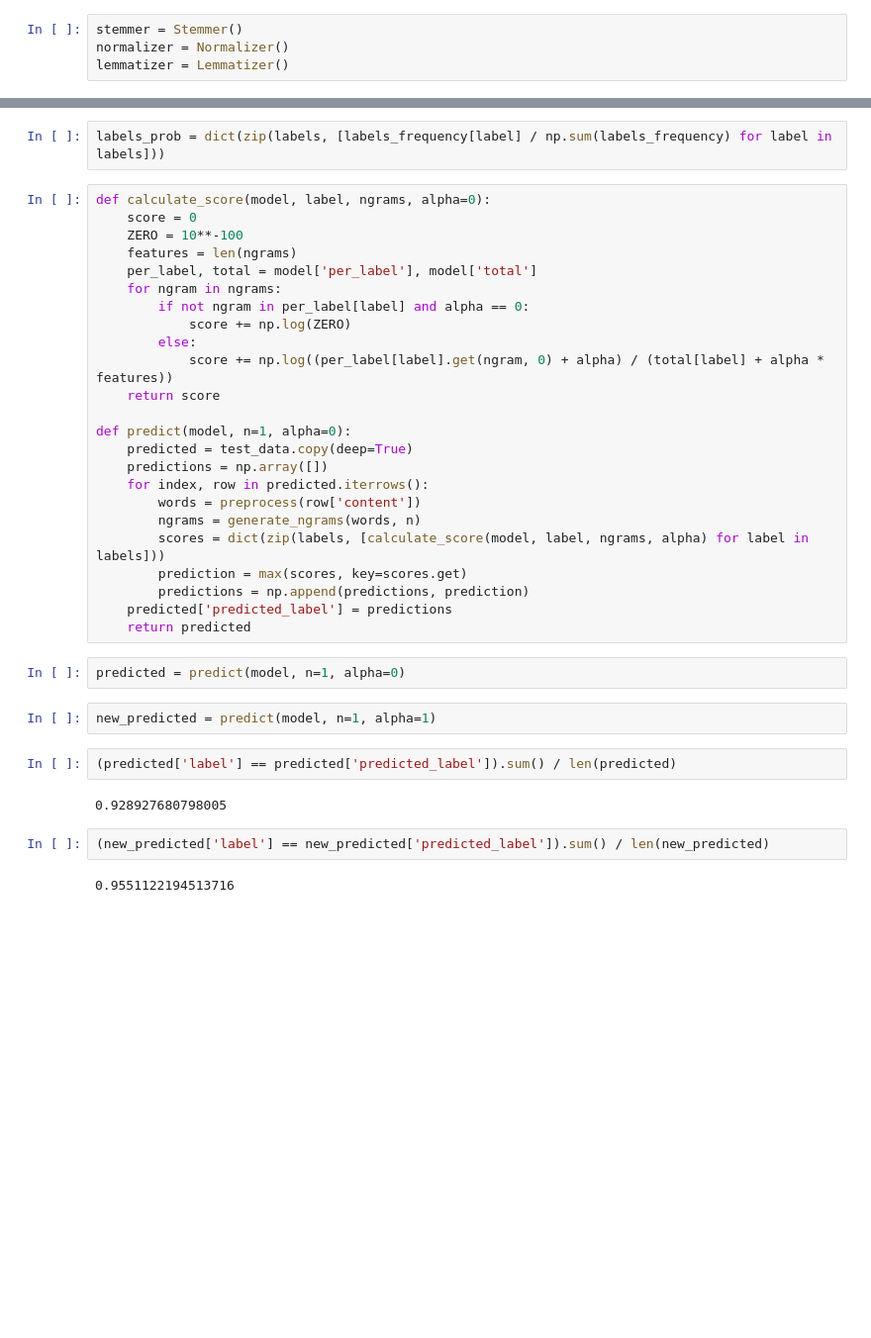
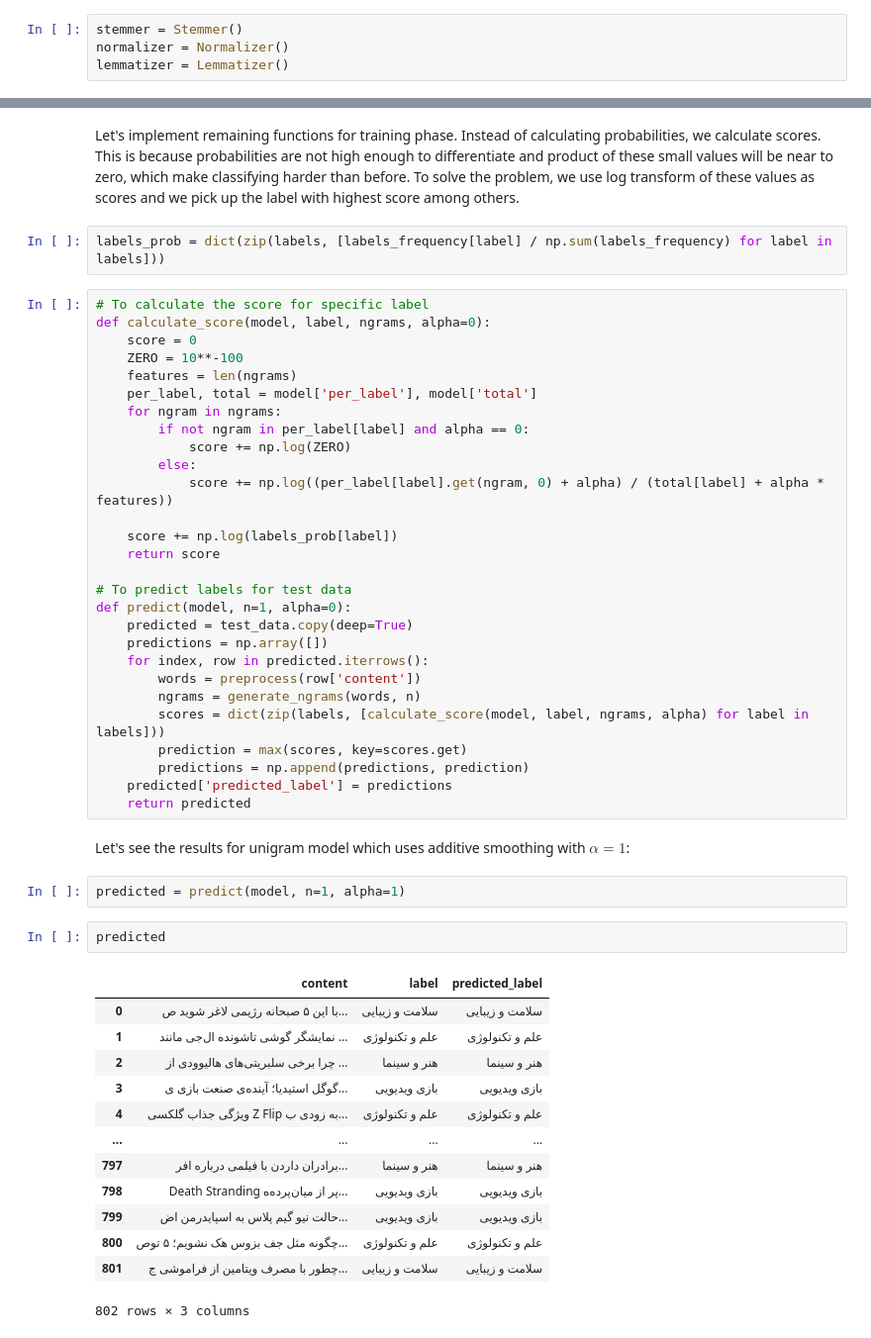
Before and after one commit to tahafkh/AI, a Jupyter notebook: CA3/CA3.ipynb, the cells around one changed output, grey strips where cells are left out. Shown at 99% size. Cells and saved outputs as stored; diff of their text form; blank space fills up the shorter version.

```diff
--- a/CA3/CA3.ipynb
+++ b/CA3/CA3.ipynb
@@ -161,6 +302,9 @@ plot_frequent_words(model)
+# %% [markdown]
+Let's implement remaining functions for training phase. Instead of calculating probabilities, we calculate scores. This is because probabilities are not high enough to differentiate and product of these small values will be near to zero, which make classifying harder than before. To solve the problem, we use log transform of these values as scores and we pick up the label with highest score among others.
 # %%
 labels_prob = dict(zip(labels, [labels_frequency[label] / np.sum(labels_frequency) for label in labels]))
 # %%
+# To calculate the score for specific label
 def calculate_score(model, label, ngrams, alpha=0):
     score = 0
     ZERO = 10**-100
@@ -171,8 +315,11 @@ def calculate_score(model, label, ngrams, alpha=0):
             score += np.log(ZERO)
         else:
             score += np.log((per_label[label].get(ngram, 0) + alpha) / (total[label] + alpha * features))
+
+    score += np.log(labels_prob[label])
     return score
 
+# To predict labels for test data
 def predict(model, n=1, alpha=0):
     predicted = test_data.copy(deep=True)
     predictions = np.array([])
@@ -184,15 +331,23 @@ def predict(model, n=1, alpha=0):
         predictions = np.append(predictions, prediction)
     predicted['predicted_label'] = predictions
     return predicted
-# %%
-predicted = predict(model, n=1, alpha=0)
-# %%
-new_predicted = predict(model, n=1, alpha=1)
-# %%
-(predicted['label'] == predicted['predicted_label']).sum() / len(predicted)
-# %% [output]
-0.928927680798005
-# %%
-(new_predicted['label'] == new_predicted['predicted_label']).sum() / len(new_predicted)
-# %% [output]
-0.9551122194513716
+# %% [markdown]
+Let's see the results for unigram model which uses additive smoothing with $\alpha = 1$:
+# %%
+predicted = predict(model, n=1, alpha=1)
+# %%
+predicted
+# %% [output]
+|  | content | label | predicted_label |
+| 0 | با این ۵ صبحانه رژیمی لاغر شوید ص... | سلامت و زیبایی | سلامت و زیبایی |
+| 1 | نمایشگر گوشی تاشونده ال‌جی مانند ... | علم و تکنولوژی | علم و تکنولوژی |
+| 2 | چرا برخی سلبریتی‌های هالیوودی از ... | هنر و سینما | هنر و سینما |
+| 3 | گوگل استیدیا؛ آینده‌ی صنعت بازی ی... | بازی ویدیویی | بازی ویدیویی |
+| 4 | ویژگی جذاب گلکسی Z Flip به زودی ب... | علم و تکنولوژی | علم و تکنولوژی |
+| ... | ... | ... | ... |
+| 797 | برادران داردن با فیلمی درباره افر... | هنر و سینما | هنر و سینما |
+| 798 | Death Stranding پر از میان‌پرده‌ه... | بازی ویدیویی | بازی ویدیویی |
+| 799 | حالت نیو گیم پلاس به اسپایدرمن اض... | بازی ویدیویی | بازی ویدیویی |
+| 800 | چگونه مثل جف بزوس هک نشویم؛ ۵ توص... | علم و تکنولوژی | علم و تکنولوژی |
+| 801 | چطور با مصرف ویتامین از فراموشی ج... | سلامت و زیبایی | سلامت و زیبایی |
+802 rows × 3 columns
```
Also changed, not shown: parts of 52 cells of this notebook, 1 other file.
